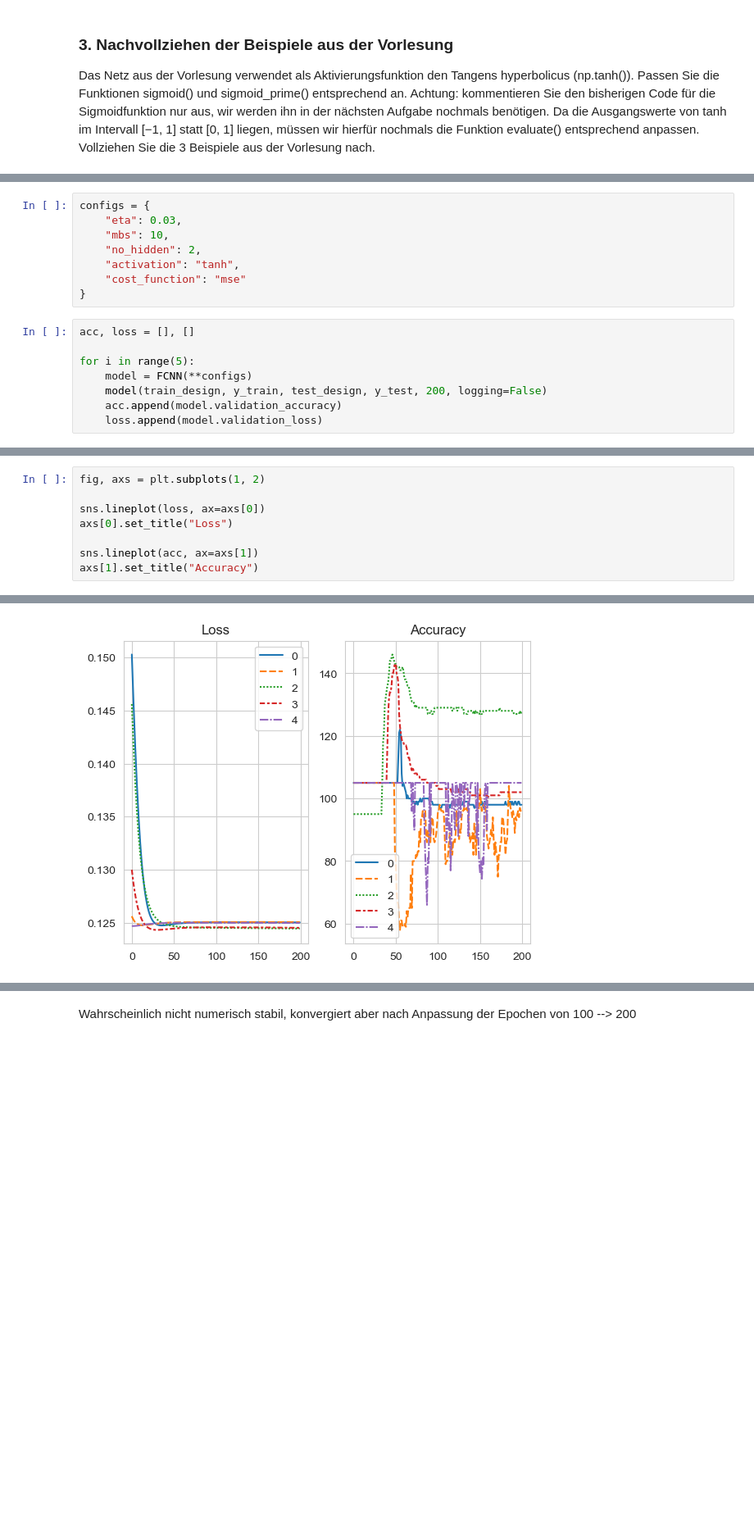
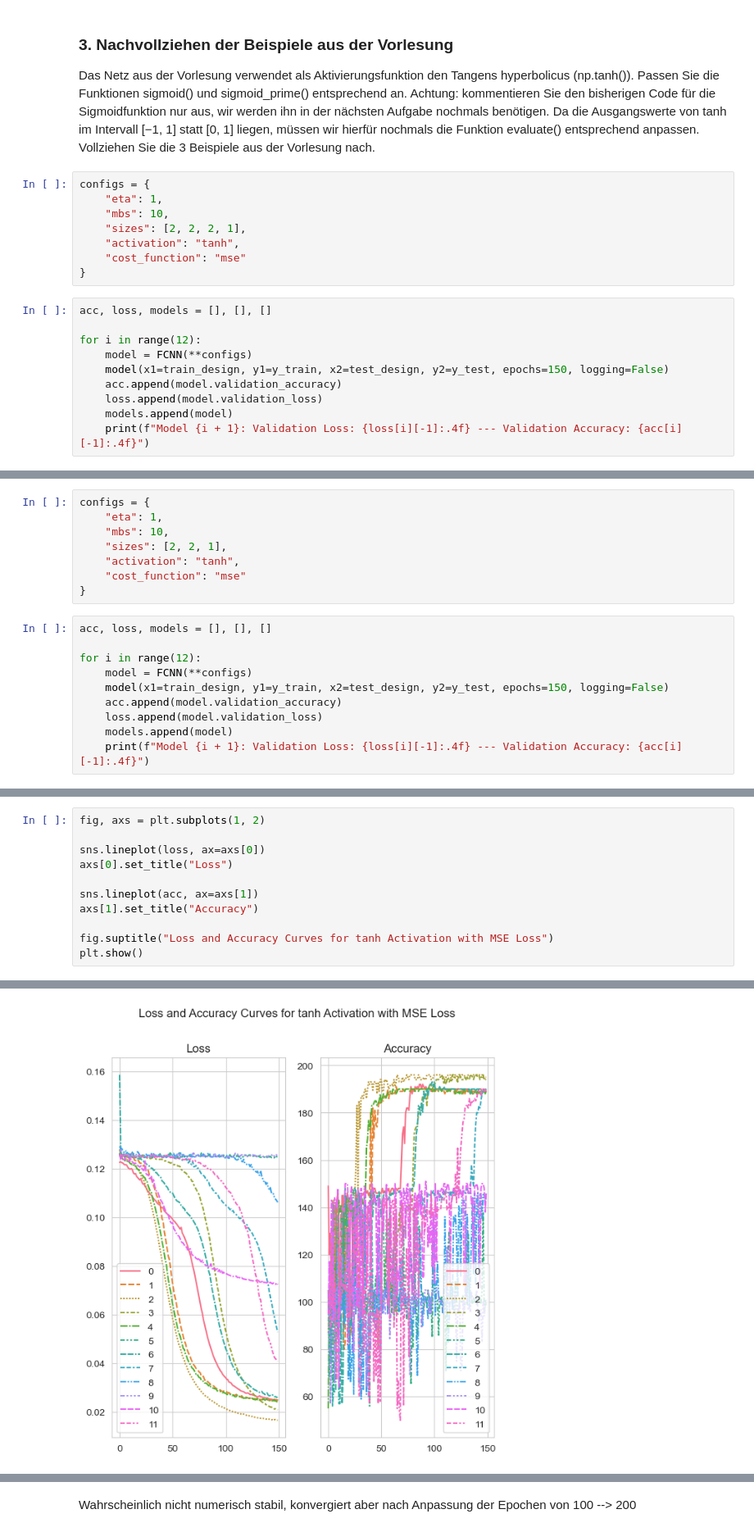
Before and after one commit to flnat/DeepLearning, a Jupyter notebook: Blatt_1/Aufgabe_1.ipynb, the cells around one changed output, grey strips where cells are left out. Shown at 82% size. Saved outputs shown, nothing was run; the diff lists cells and outputs as text; blank space fills up the shorter version.

```diff
--- a/Blatt_1/Aufgabe_1.ipynb
+++ b/Blatt_1/Aufgabe_1.ipynb
@@ -199,3 +228,21 @@ an. Achtung: kommentieren Sie den bisherigen Code für die Sigmoidfunktion nur a
 werden ihn in der nächsten Aufgabe nochmals benötigen. Da die Ausgangswerte von tanh
 im Intervall [−1, 1] statt [0, 1] liegen, müssen wir hierfür nochmals die Funktion evaluate()
 entsprechend anpassen. Vollziehen Sie die 3 Beispiele aus der Vorlesung nach.
+# %%
+configs = {
+    "eta": 1,
+    "mbs": 10,
+    "sizes": [2, 2, 2, 1],
+    "activation": "tanh",
+    "cost_function": "mse"
+}
+# %%
+acc, loss, models = [], [], []
+
+for i in range(12):
+    model = FCNN(**configs)
+    model(x1=train_design, y1=y_train, x2=test_design, y2=y_test, epochs=150, logging=False)
+    acc.append(model.validation_accuracy)
+    loss.append(model.validation_loss)
+    models.append(model)
+    print(f"Model {i + 1}: Validation Loss: {loss[i][-1]:.4f} --- Validation Accuracy: {acc[i][-1]:.4f}")
@@ -202,16 +303,18 @@ entsprechend anpassen. Vollziehen Sie die 3 Beispiele aus der Vorlesung nach.
 # %%
 configs = {
-    "eta": 0.03,
+    "eta": 1,
     "mbs": 10,
-    "no_hidden": 2,
+    "sizes": [2, 2, 1],
     "activation": "tanh",
     "cost_function": "mse"
 }
 # %%
-acc, loss = [], []
+acc, loss, models = [], [], []
 
-for i in range(5):
+for i in range(12):
     model = FCNN(**configs)
-    model(train_design, y_train, test_design, y_test, 200, logging=False)
+    model(x1=train_design, y1=y_train, x2=test_design, y2=y_test, epochs=150, logging=False)
     acc.append(model.validation_accuracy)
     loss.append(model.validation_loss)
+    models.append(model)
+    print(f"Model {i + 1}: Validation Loss: {loss[i][-1]:.4f} --- Validation Accuracy: {acc[i][-1]:.4f}")
@@ -223,4 +339,7 @@ axs[0].set_title("Loss")
 
 sns.lineplot(acc, ax=axs[1])
 axs[1].set_title("Accuracy")
+
+fig.suptitle("Loss and Accuracy Curves for tanh Activation with MSE Loss")
+plt.show()
 # %% [output]
@@ -228 +346 @@ Text(0.5, 1.0, 'Accuracy')
-[figure, old version]
+[figure, new version]
```
Also changed, not shown: parts of 33 cells of this notebook.
